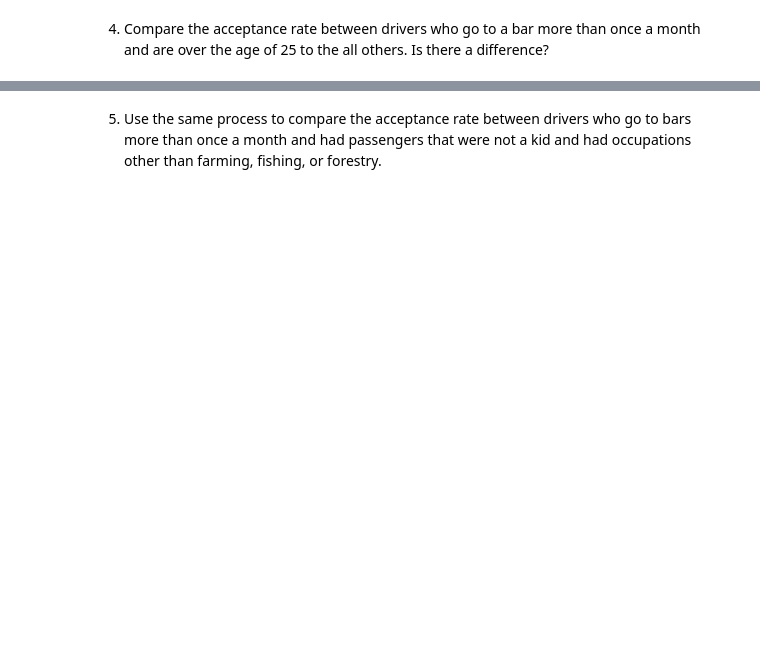
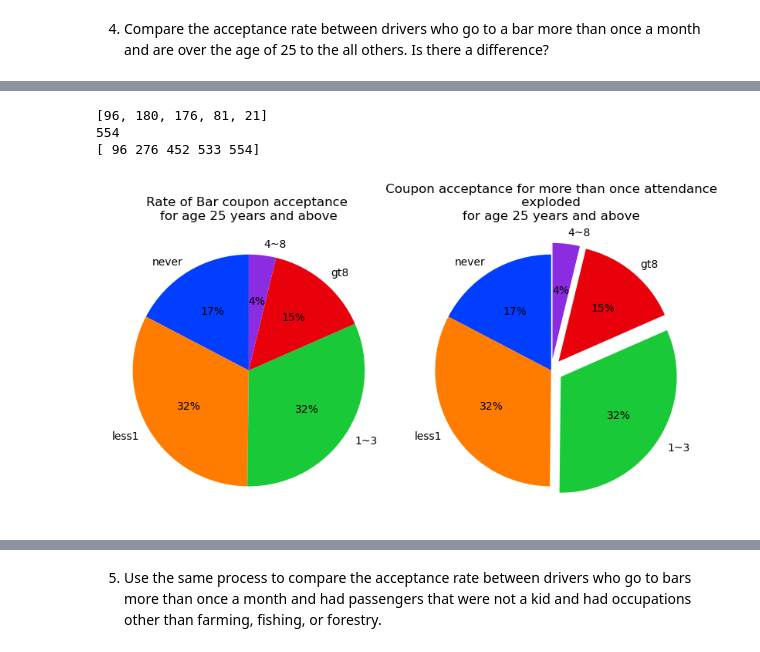
Before and after one commit to zeino/practical-application-5.1, a Jupyter notebook: prompt.ipynb, the cells around one changed output, grey strips where cells are left out. Drawn from its saved outputs; the diff is of its cells as text; code cells hidden in the pictures; blank space fills up the shorter version.

```diff
--- a/prompt.ipynb
+++ b/prompt.ipynb
@@ -95,3 +299,6 @@ data.head()
 Now, we will lead you through an exploration of just the bar related coupons.
 
 1. Create a new `DataFrame` that contains just the bar coupons.
+# %%
+dfBar = data[data['coupon'].str.contains('Bar')]
+dfBar.info()
@@ -102,2 +360,9 @@ Now, we will lead you through an exploration of just the bar related coupons.
 # %% [markdown]
 4. Compare the acceptance rate between drivers who go to a bar more than once a month and are over the age of 25 to the all others.  Is there a difference?
+# %%
+# Replace the age with alphanumric value sto allow correlation and easier selection
+dfBar['age'] = dfBar['age'].replace({'21':21,'46':46,'26':26,'31':31,'41':41,'50plus':60,'below21':10, '36':36})
+dfBar['age'].unique()
+bar_labels = dfBar['Bar'].unique()
+dfBar['Bar'] = dfBar['Bar'].replace({'never':0, 'less1':1, '1~3':2, '4~8':4,'gt8':8})
+dfBar['Bar'].unique()
@@ -103,0 +389,43 @@ Now, we will lead you through an exploration of just the bar related coupons.
+# %%
+bar_attending_list = np.sort(dfBar['Bar'].unique())
+#Sprint(bar_attending_list)
+
+#Initializing the number accepting Bar coupon array
+number_attending_bar_over25= [None]*len(bar_attending_list)
+count = 0
+for attending_bar_item in bar_attending_list:
+    number_attending_bar_over25[count] = len(dfBar.query('Bar ==@attending_bar_item and Y==1 and age >= 25'))
+    #print((number_attending_bar_over25[count]))
+    count = count+1
+
+total_bar_attendance_over25 = sum(number_attending_bar_over25)
+total_bar_cum_attendance_over25 = np.cumsum(number_attending_bar_over25)
+print(number_attending_bar_over25)
+print(total_bar_attendance_over25)
+print(total_bar_cum_attendance_over25)
+
+rate_of_attendance_over_25 = [None]*len(number_attending_bar_over25)
+rate_of_cum_attendance_over_25 = [None]*len(number_attending_bar_over25)
+rate_of_attendance_over_25[:] = [x / total_bar_attendance_over25 for x in number_attending_bar_over25]
+rate_of_cum_attendance_over_25[:] = [x / total_bar_attendance_over25 for x in total_bar_cum_attendance_over25]
+
+
+fig, axes = plt.subplots(1, 2, figsize=(8, 6))
+# define Seaborn color palette to use
+palette_color = sns.color_palette('bright')
+# plotting data on chart
+axes[0].pie(rate_of_attendance_over_25, labels=bar_labels, colors=palette_color, autopct='%.0f%%', startangle=90)
+# displaying chart
+axes[0].set_title('Rate of Bar coupon acceptance \nfor age 25 years and above')
+explode=(0,0,0.1,0.1,0.1)
+axes[1].pie(rate_of_attendance_over_25, labels=bar_labels, explode = explode, colors=palette_color, autopct='%.0f%%', startangle=90)
+# displaying chart
+axes[1].set_title(' Coupon acceptance for more than once attendance \n exploded \nfor age 25 years and above')
+
+plt.tight_layout()
+plt.show()
+# %% [output]
+[96, 180, 176, 81, 21]
+554
+[ 96 276 452 533 554]
+[figure, added]
```
Also changed, not shown: parts of 19 cells of this notebook.
